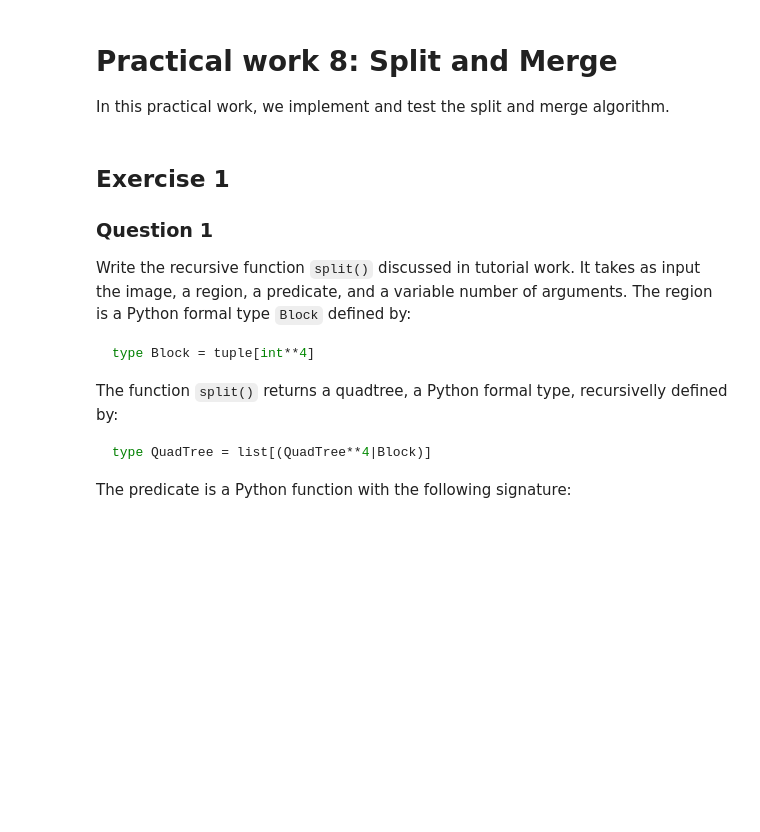
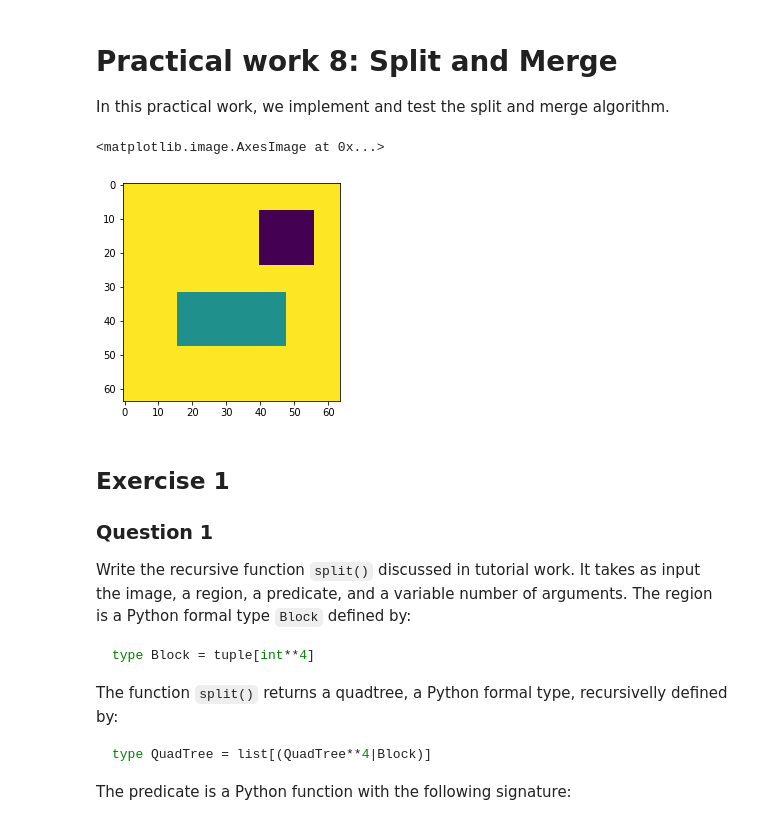
Before and after one commit to CharlesAttend/M1-S1-DAC, a Jupyter notebook: BIMA/TME/TME7/TME7.ipynb, the cells around one changed output. Cells and saved outputs as stored; diff of their text form; code cells hidden in the pictures; blank space fills up the shorter version.

```diff
--- a/BIMA/TME/TME7/TME7.ipynb
+++ b/BIMA/TME/TME7/TME7.ipynb
@@ -7,6 +7,7 @@ In this practical work, we implement and test the split and merge algorithm.
 from PIL import Image
 import numpy as np
 import matplotlib.pyplot as plt
+from icecream import ic
 
 ### Data
 img_test = np.full((64,64),150,dtype=np.uint8)
@@ -14,33 +15,37 @@ img_test[32:48,16:16+32] = 100
 img_test[8:24,40:56] = 50
 angio = np.array(Image.open('img/angiogra.png'))
 cam = np.array(Image.open('img/cameraman.png'))
 muscle = np.array(Image.open('img/muscle.png'))
 prisme = np.array(Image.open('img/prisme.png'))
 seiche = np.array(Image.open('img/seiche.png'))
 
 ### Usefull functions
 def neighbors(b,K):
     """ blockStat*list[blockStat]->list[blockStat]
         returns the list of neighbors of b and elements of K
     """
     def belongsTo(x,y,a):
         """ int*int*BlockStat -> bool
             Test if pixel (x,y) belongs to block a
         """
         return x>=a[0] and y>=a[1] and x<a[0]+a[2] and y<a[1]+a[3]
     def areNeighbors(a,b):
         """ BlockStat**2 -> bool
             Test if a and b are neighbors
         """
         if a[2]>b[2] and a[3]>b[3]:
             a,b=b,a
         x,y = a[0]+a[2]//2,a[1]+a[3]//2
         return belongsTo(x+a[2],y,b) or belongsTo(x-a[2],y,b) or belongsTo(x,y+a[3],b) or belongsTo(x,y-a[3],b)
     N = []
     for n in K:
         if areNeighbors(b,n):
             N.append(n)
     return N
+plt.imshow(img_test)
+# %% [output]
+<matplotlib.image.AxesImage at 0x...>
+[figure, added]
 # %% [markdown]
 ## Exercise 1
 
```
Also changed, not shown: parts of 18 cells of this notebook.
